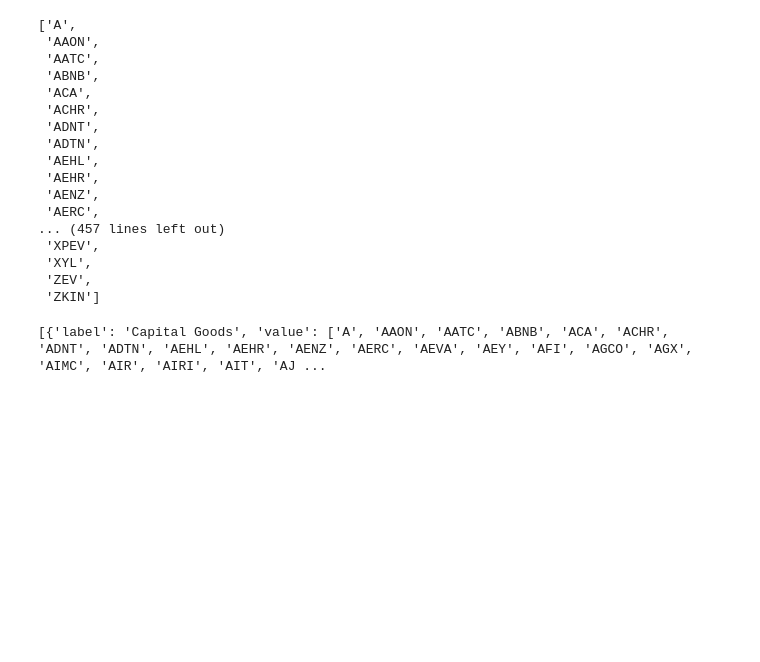
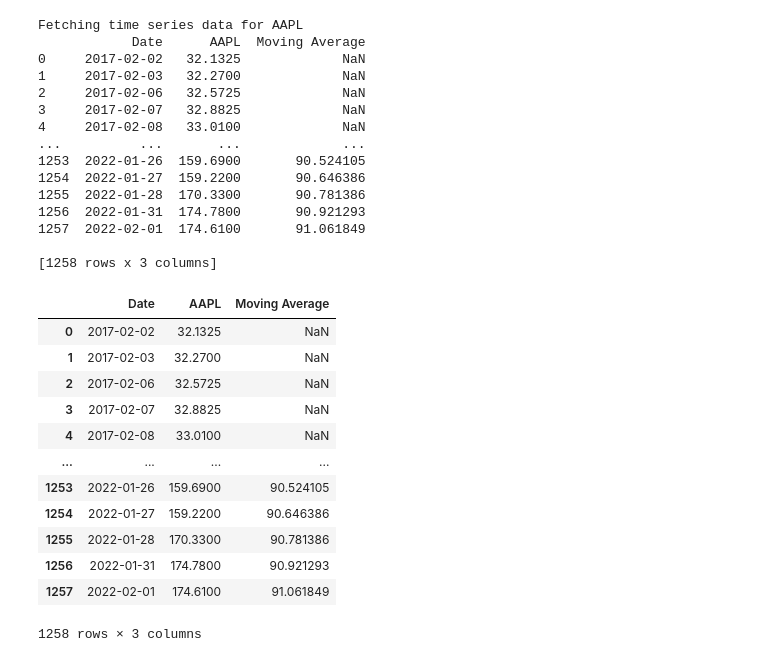
Before and after one commit to sachinmsuri/FinViz, a Jupyter notebook: finviz/data_testing.ipynb, the cells around one changed output. Drawn from its saved outputs; the diff is of its cells as text; code cells hidden in the pictures; blank space fills up the shorter version.

```diff
--- a/finviz/data_testing.ipynb
+++ b/finviz/data_testing.ipynb
@@ -38,20 +0,0 @@ df
-# %%
-stock_list
-# %% [output]
-['A',
- 'AAON',
- 'AATC',
- 'ABNB',
- 'ACA',
- 'ACHR',
- 'ADNT',
- 'ADTN',
- 'AEHL',
- 'AEHR',
- 'AENZ',
- 'AERC',
-... (457 lines left out)
- 'XPEV',
- 'XYL',
- 'ZEV',
- 'ZKIN']
@@ -64,4 +1,45 @@ for i in lst:
-# %%
-print(options)
-# %% [output]
-[{'label': 'Capital Goods', 'value': ['A', 'AAON', 'AATC', 'ABNB', 'ACA', 'ACHR', 'ADNT', 'ADTN', 'AEHL', 'AEHR', 'AENZ', 'AERC', 'AEVA', 'AEY', 'AFI', 'AGCO', 'AGX', 'AIMC', 'AIR', 'AIRI', 'AIT', 'AJ ...
+# %%
+#Import Libraries
+import pandas as pd
+from iexcloud.iexcloud import iexCloud
+from datetime import date
+from datetime import datetime
+from datetime import timedelta
+import matplotlib.pyplot as plt
+plt.style.use('default')
+%matplotlib inline
+iex = iexCloud()
+ticker_symbol = 'AAPL'
+# %%
+#Fetch time-series data of chosen company
+df = iex.get_moving_average_df(ticker_symbol)
+df
+# %% [output]
+Fetching time series data for AAPL
+            Date      AAPL  Moving Average
+0     2017-02-02   32.1325             NaN
+1     2017-02-03   32.2700             NaN
+2     2017-02-06   32.5725             NaN
+3     2017-02-07   32.8825             NaN
+4     2017-02-08   33.0100             NaN
+...          ...       ...             ...
+1253  2022-01-26  159.6900       90.524105
+1254  2022-01-27  159.2200       90.646386
+1255  2022-01-28  170.3300       90.781386
+1256  2022-01-31  174.7800       90.921293
+1257  2022-02-01  174.6100       91.061849
+
+[1258 rows x 3 columns]
+|  | Date | AAPL | Moving Average |
+| 0 | 2017-02-02 | 32.1325 | NaN |
+| 1 | 2017-02-03 | 32.2700 | NaN |
+| 2 | 2017-02-06 | 32.5725 | NaN |
+| 3 | 2017-02-07 | 32.8825 | NaN |
+| 4 | 2017-02-08 | 33.0100 | NaN |
+| ... | ... | ... | ... |
+| 1253 | 2022-01-26 | 159.6900 | 90.524105 |
+| 1254 | 2022-01-27 | 159.2200 | 90.646386 |
+| 1255 | 2022-01-28 | 170.3300 | 90.781386 |
+| 1256 | 2022-01-31 | 174.7800 | 90.921293 |
+| 1257 | 2022-02-01 | 174.6100 | 91.061849 |
+1258 rows × 3 columns
```
Also changed, not shown: parts of 10 cells of this notebook, 6 other files.
